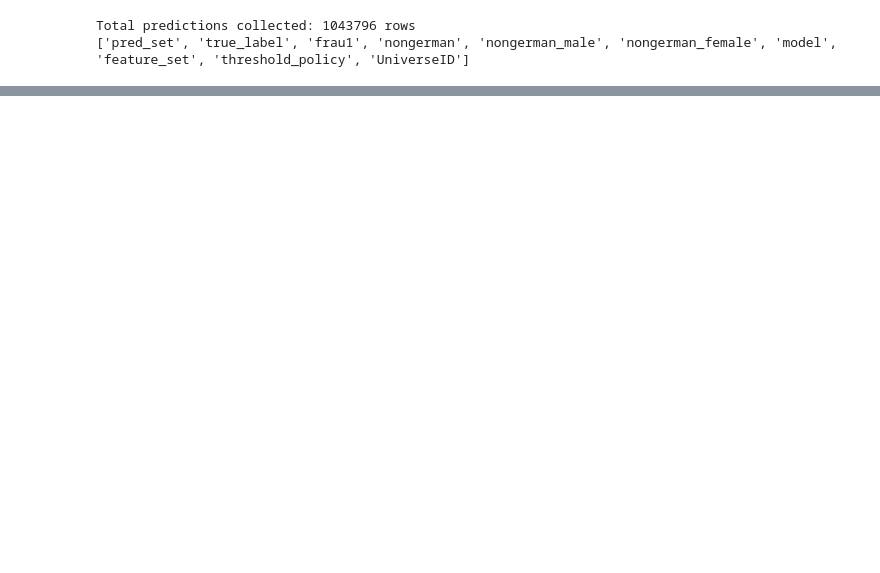
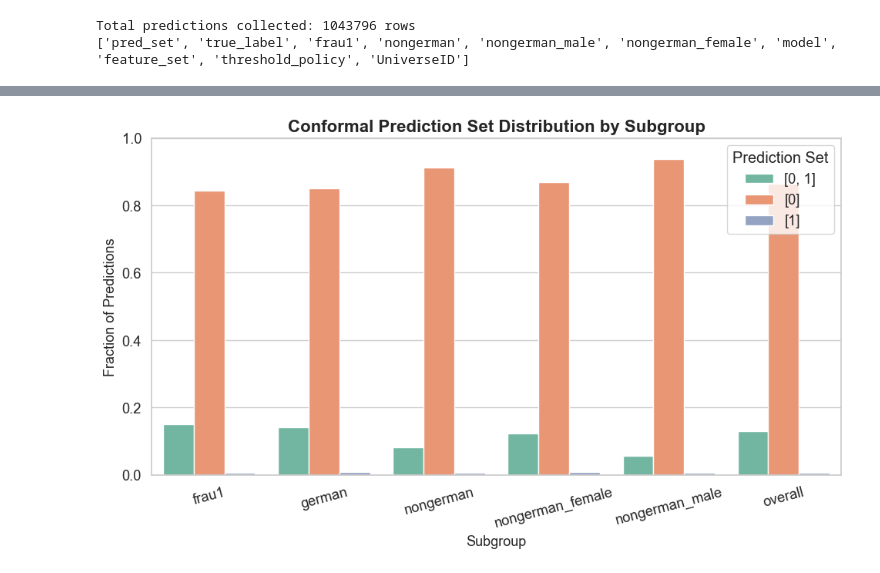
Before and after one commit to jsbroden/CMA_Fairness, a Jupyter notebook: 03_cp_m.ipynb, the cells around one changed output, grey strips where cells are left out. Cells and saved outputs as stored; diff of their text form; code cells hidden in the pictures; blank space fills up the shorter version.

```diff
--- a/03_cp_m.ipynb
+++ b/03_cp_m.ipynb
@@ -318,0 +434,5 @@ all_preds_df.to_csv("./data/all_universe_predictions.csv", index=False)
+# %%
+# Construct subgroup column for all_preds_df
+
+# Convert pred_set to string label for grouping
+all_preds_df["pred_label"] = all_preds_df["pred_set"].apply(lambda s: str(sorted(s)))
@@ -318,0 +450,44 @@ all_preds_df.to_csv("./data/all_universe_predictions.csv", index=False)
+# %%
+# Build DataFrame with Subgroup column
+subgroup_dfs = []
+for name, mask in subgroup_masks.items():
+    subset = all_preds_df.loc[mask, ["pred_label"]].copy()
+    subset["Subgroup"] = name
+    subgroup_dfs.append(subset)
+
+# Concatenate all subgroup-tagged rows
+df = pd.concat(subgroup_dfs, ignore_index=True)
+
+# looks wrong
+# %%
+# Compute fraction of each prediction label per subgroup
+plot_df = (
+    df.groupby(["Subgroup", "pred_label"])
+    .size()
+    .groupby(level=0)
+    .transform(lambda x: x / x.sum())
+    .reset_index(name="Fraction")
+)
+
+# Plot grouped bar chart
+sns.set(style="whitegrid", font_scale=1.2)
+plt.figure(figsize=(10, 6))
+sns.barplot(
+    data=plot_df,
+    x="Subgroup",
+    y="Fraction",
+    hue="pred_label",
+    palette="Set2"
+)
+
+# Format plot
+plt.title("Conformal Prediction Set Distribution by Subgroup", fontsize=16, weight='bold')
+plt.xlabel("Subgroup", fontsize=13)
+plt.ylabel("Fraction of Predictions", fontsize=13)
+plt.ylim(0, 1)
+plt.legend(title="Prediction Set")
+plt.xticks(rotation=15)
+plt.tight_layout()
+plt.show()
+# %% [output]
+[figure, added]
```
Also changed, not shown: parts of 11 cells of this notebook, 9 other files.
